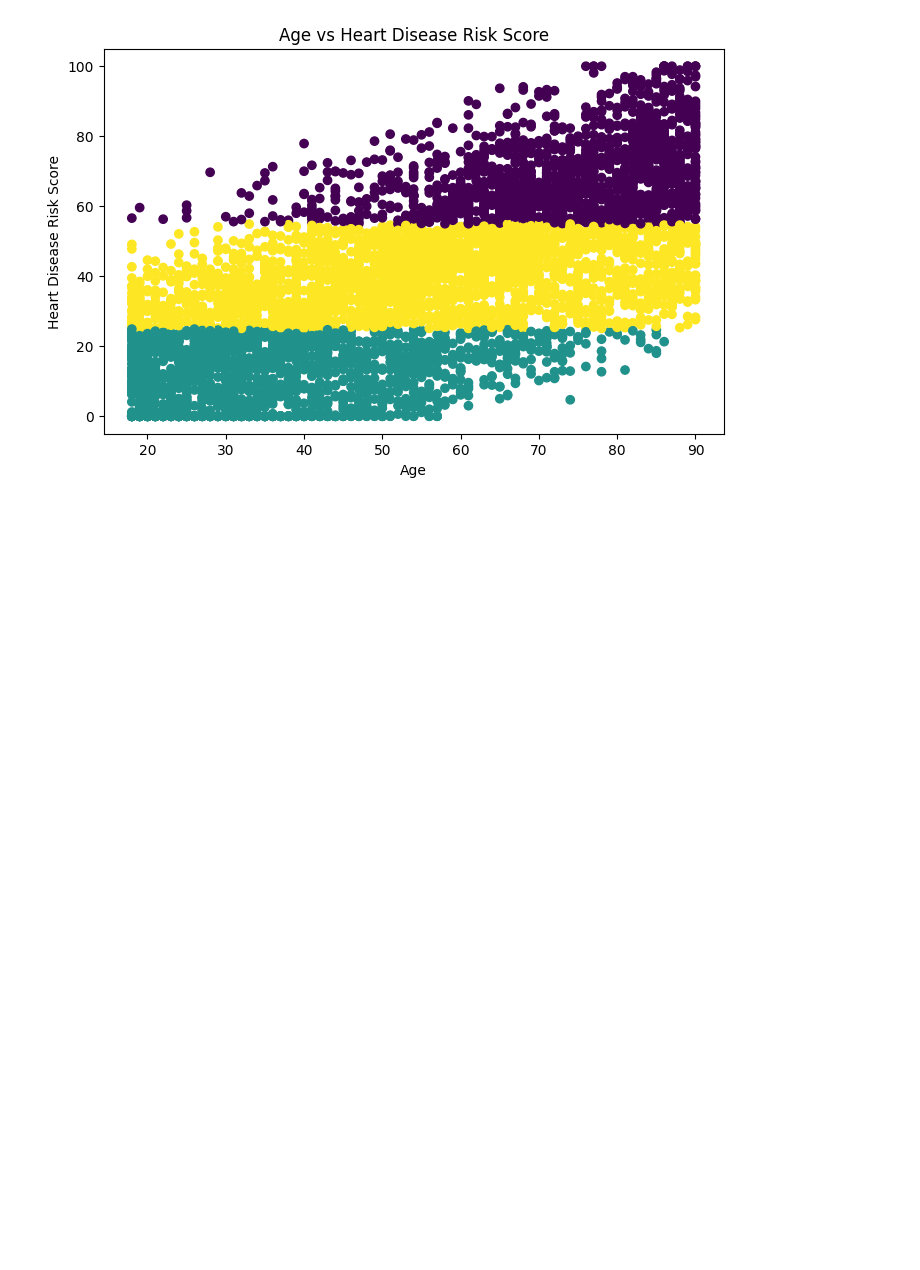
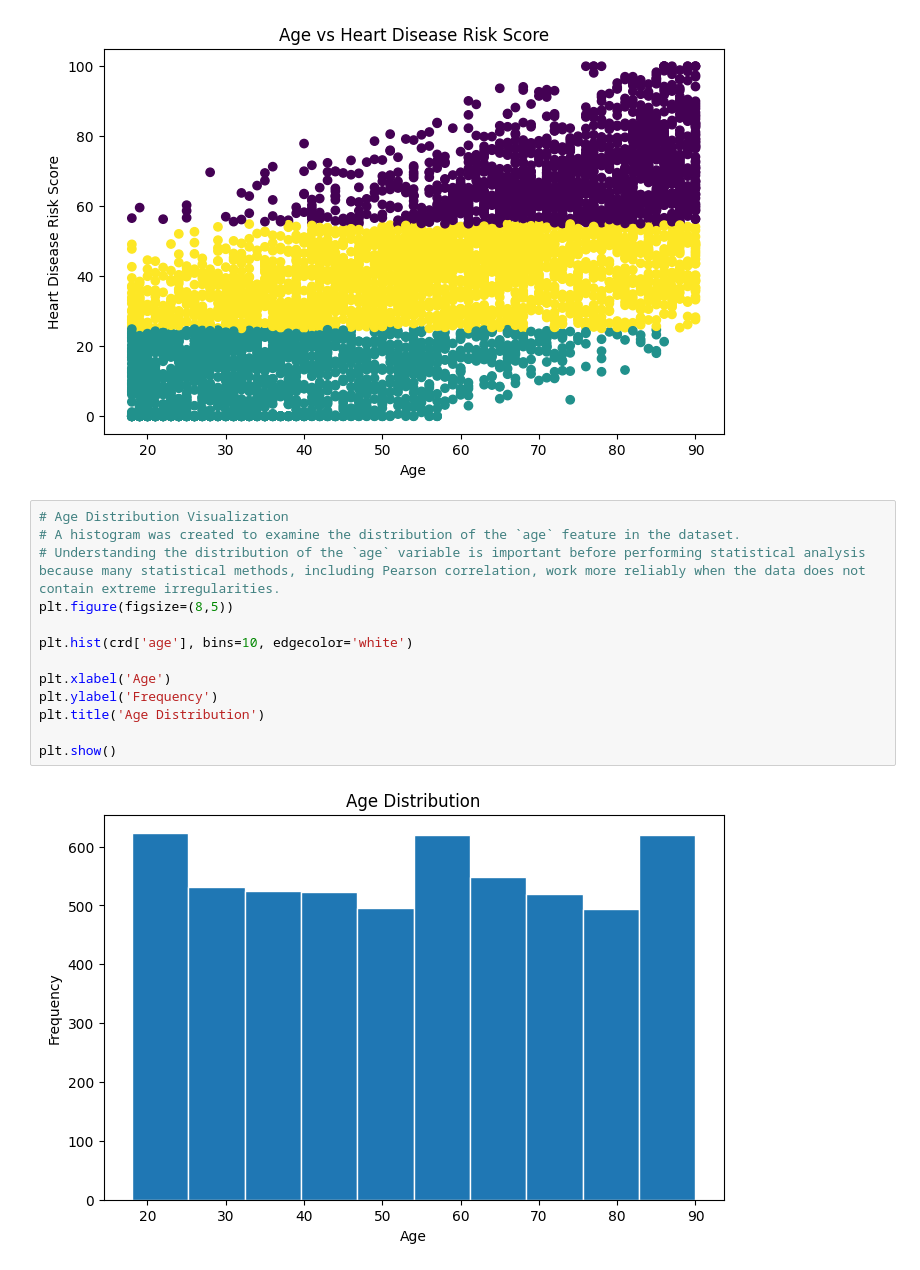
Before and after one commit to plamensve/ds_retake_exam_2026, a Jupyter notebook: notebooks/01_overview.ipynb, the cells around one changed output. Saved outputs shown, nothing was run; the diff lists cells and outputs as text; blank space fills up the shorter version.

```diff
--- a/notebooks/01_overview.ipynb
+++ b/notebooks/01_overview.ipynb
@@ -299,3 +301,18 @@ plt.title('Age vs Heart Disease Risk Score')
 plt.show()
 # %% [output]
 [figure]
+# %%
+# Age Distribution Visualization
+# A histogram was created to examine the distribution of the `age` feature in the dataset.
+# Understanding the distribution of the `age` variable is important before performing statistical analysis because many statistical methods, including Pearson correlation, work more reliably when the data does not contain extreme irregularities.
+plt.figure(figsize=(8,5))
+
+plt.hist(crd['age'], bins=10, edgecolor='white')
+
+plt.xlabel('Age')
+plt.ylabel('Frequency')
+plt.title('Age Distribution')
+
+plt.show()
+# %% [output]
+[figure, added]
```
Also changed, not shown: parts of 7 cells of this notebook.
